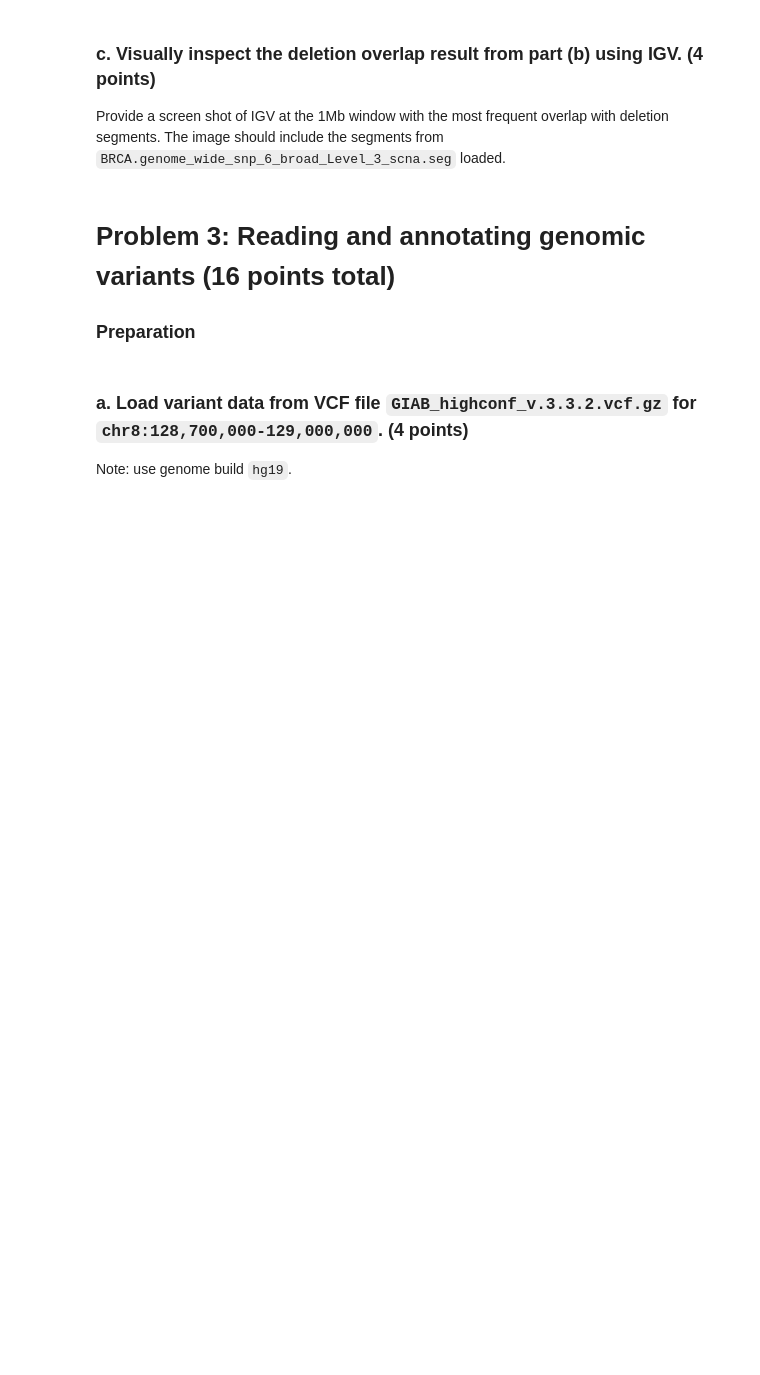
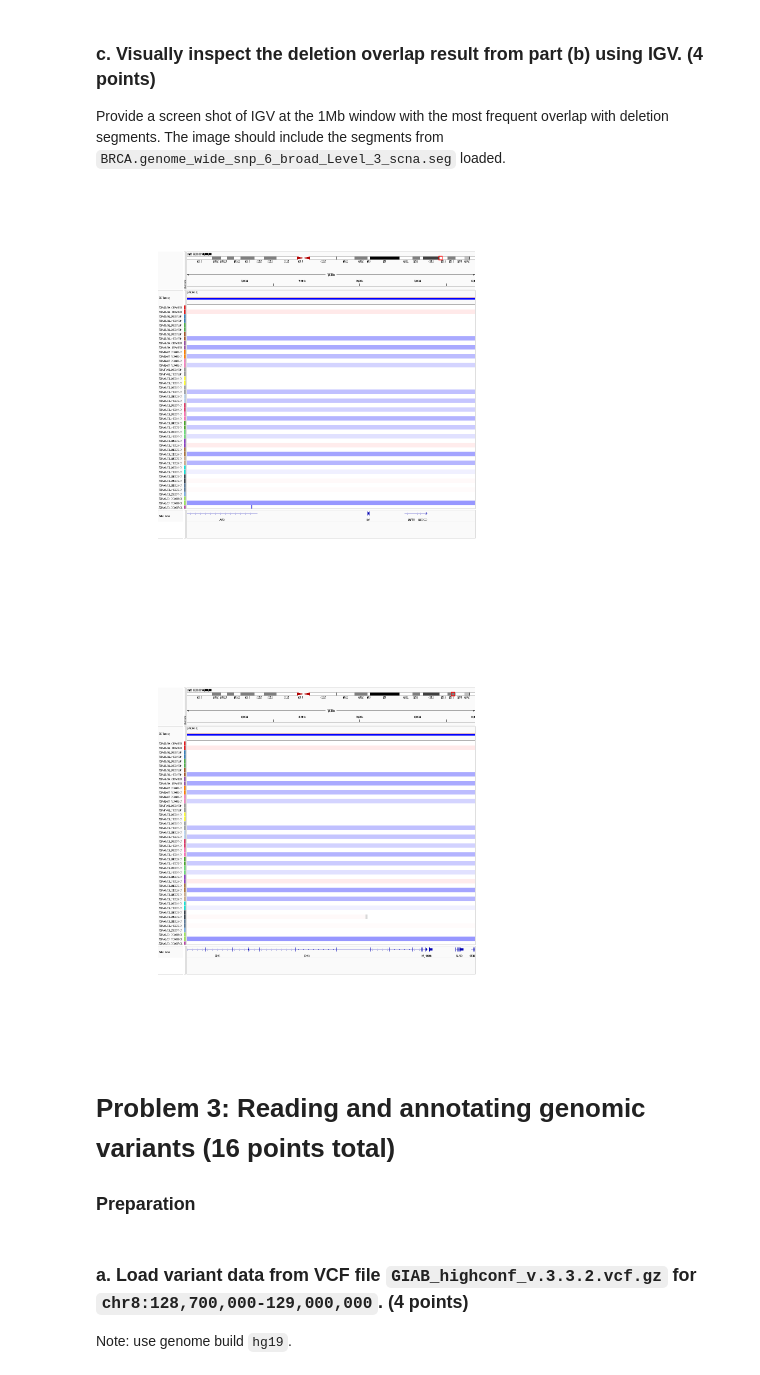
Before and after one commit to biomchem/tfcb-homework07, a Jupyter notebook: Homework07.ipynb, the cells around one changed output. Drawn from its saved outputs; the diff is of its cells as text; code cells hidden in the pictures; blank space fills up the shorter version.

```diff
--- a/Homework07.ipynb
+++ b/Homework07.ipynb
@@ -144,11 +186,20 @@ Hint: Subset the `segs.gr` to only rows with `Segment_Mean < -0.3`.
 Provide a screen shot of IGV at the 1Mb window with the most frequent overlap with deletion segments. The image should include the segments from `BRCA.genome_wide_snp_6_broad_Level_3_scna.seg` loaded.
 # %%
 #save screenshot and load into R with png package (see: https://stackoverflow.com/questions/23861000/displaying-images-in-r-in-version-3-1-0)
-#install.packages('png') #install if necessary
+#load png package
 library(png)
-pp <- readPNG("myfile.png")
+#load in screenshot from igv chr16:79,000,001-80,000,000 from df above
+pp <- readPNG("igv_snapshot1.png")
 plot.new()
 rasterImage(pp,0,0,1,1)
+
+#load in screenshot from igv chr16:83,000,001-84,000,000 from df above
+pp2 <- readPNG("igv_snapshot2.png")
+plot.new()
+rasterImage(pp2,0,0,1,1)
+# %% [output]
+[figure, added]
+[figure, added]
 # %% [markdown]
 # Problem 3: Reading and annotating genomic variants (16 points total)
 
```
Also changed, not shown: parts of 9 cells of this notebook, 2 other files.
